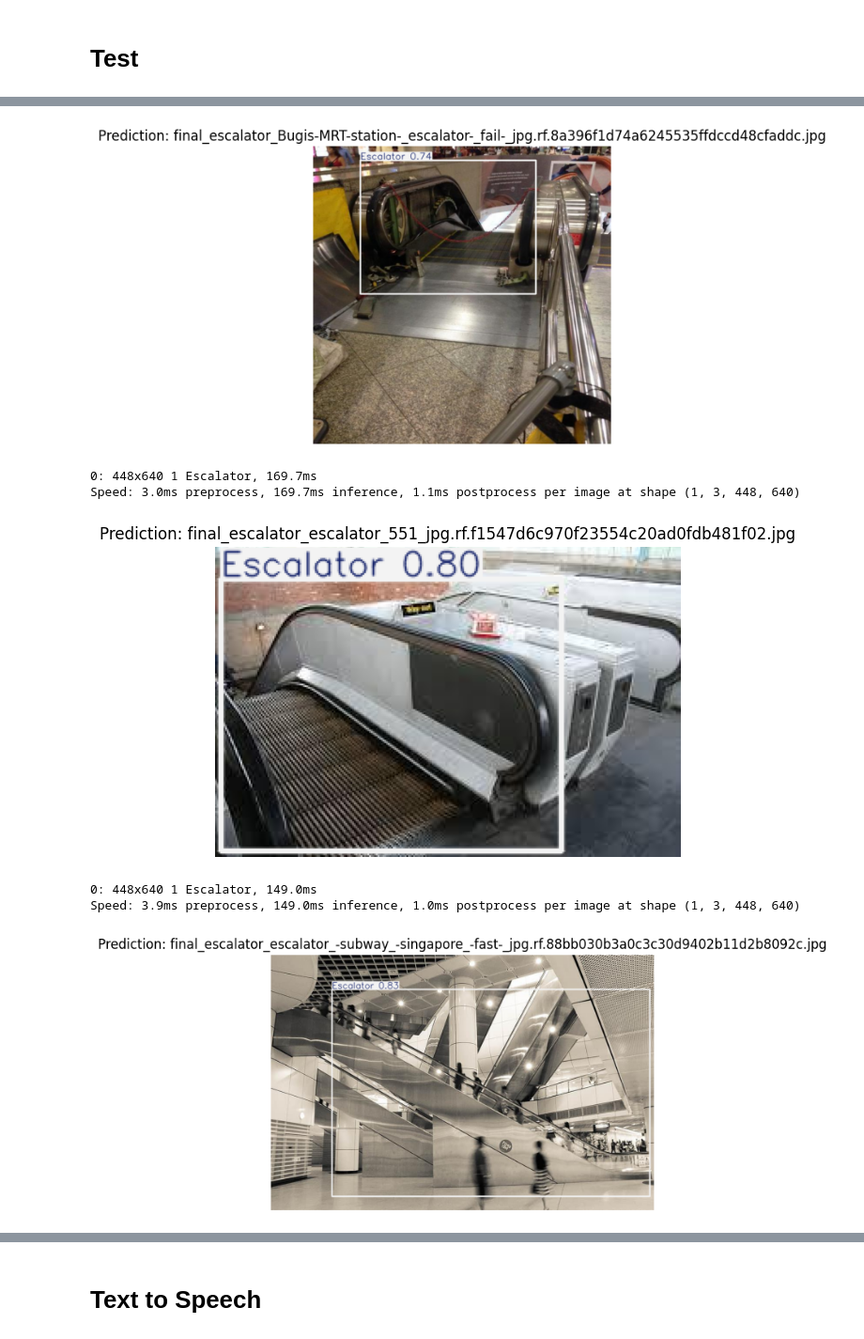
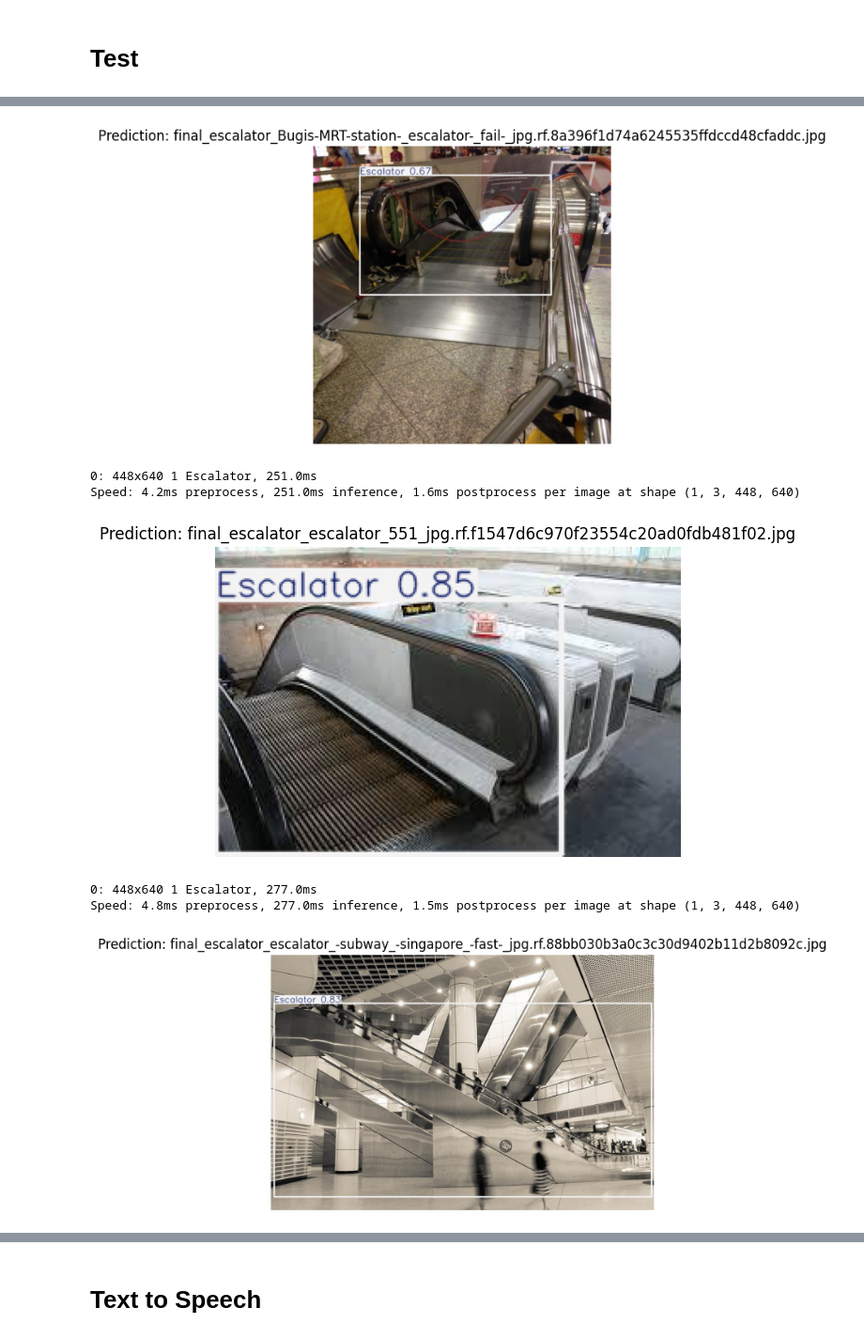
Before and after one commit to mmatinm/SmartCane-AI-Visual-Navigation-System, a Jupyter notebook: training.ipynb, the cells around one changed output, grey strips where cells are left out. Shown at 94% size. Cells and saved outputs as stored; diff of their text form; code cells hidden in the pictures.

```diff
--- a/training.ipynb
+++ b/training.ipynb
@@ -594,7 +612,7 @@ dst_path = "/content/drive/MyDrive/SmartCane/yolov8n_0.83.pt"
 from ultralytics import YOLO
 
 # Load the trained model from Google Drive
-model = YOLO("/content/drive/MyDrive/SmartCane/yolov8n_0.83.pt")
+model = YOLO("/content/drive/MyDrive/SmartCane/yolov8n_0.88.pt")
 # %% [output]
 Creating new Ultralytics Settings v0.0.6 file ✅
 View Ultralytics Settings with 'yolo settings' or at '/root/.config/Ultralytics/settings.json'
@@ -641,7 +659,7 @@ def evaluate_yolov8_detector(model_path, data_yaml, split='test'):
     # ✅ Optional: Visualize predictions on 5 images from test folder (you must set this manually)
     test_imgs_dir = Path("/content/drive/MyDrive/SmartCane/final_dataset/test/images")  # set manually
     if test_imgs_dir.exists():
-        test_imgs = list(test_imgs_dir.glob("*.jpg"))[:5]
+        test_imgs = list(test_imgs_dir.glob("*.jpg"))[50:55]
         for img_path in test_imgs:
             im = cv2.imread(str(img_path))
             pred_results = model.predict(source=im, conf=0.25, save=False)
@@ -654,7 +672,7 @@ def evaluate_yolov8_detector(model_path, data_yaml, split='test'):
         print(f"⚠️ Warning: Test images not found at {test_imgs_dir}")
 # %%
 evaluate_yolov8_detector(
-    model_path='/content/drive/MyDrive/SmartCane/yolov8n_0.83.pt',
+    model_path='/content/drive/MyDrive/SmartCane/yolov8n_0.88_58.pt',
     data_yaml='/content/final_dataset/data.yaml'
 )
 # %% [output]
@@ -691,7 +709,7 @@ Speed: 3.8ms preprocess, 192.9ms inference, 1.0ms postprocess per image at shape
-[figure, old version]
+[figure, new version]
-0: 448x640 1 Escalator, 169.7ms
-Speed: 3.0ms preprocess, 169.7ms inference, 1.1ms postprocess per image at shape (1, 3, 448, 640)
+0: 448x640 1 Escalator, 251.0ms
+Speed: 4.2ms preprocess, 251.0ms inference, 1.6ms postprocess per image at shape (1, 3, 448, 640)
-[figure, old version]
+[figure, new version]
-0: 448x640 1 Escalator, 149.0ms
-Speed: 3.9ms preprocess, 149.0ms inference, 1.0ms postprocess per image at shape (1, 3, 448, 640)
+0: 448x640 1 Escalator, 277.0ms
+Speed: 4.8ms preprocess, 277.0ms inference, 1.5ms postprocess per image at shape (1, 3, 448, 640)
-[figure, old version]
+[figure, new version]
```
Also changed, not shown: parts of 4 cells of this notebook.
